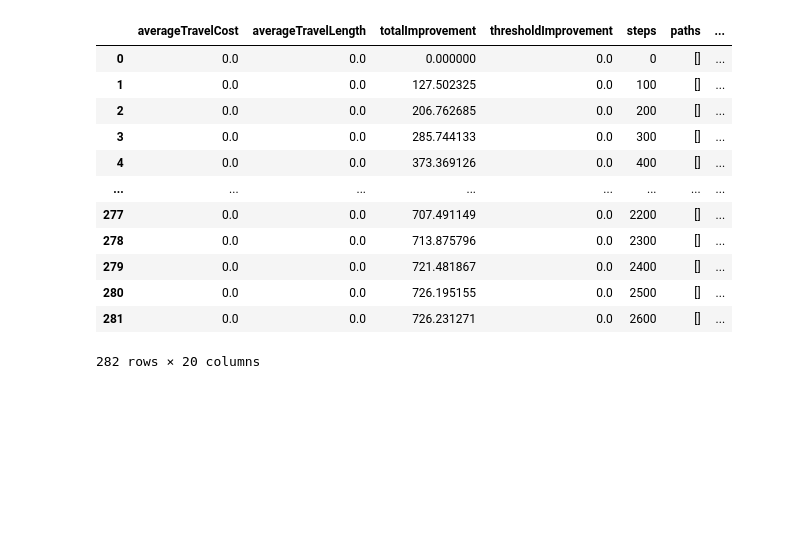
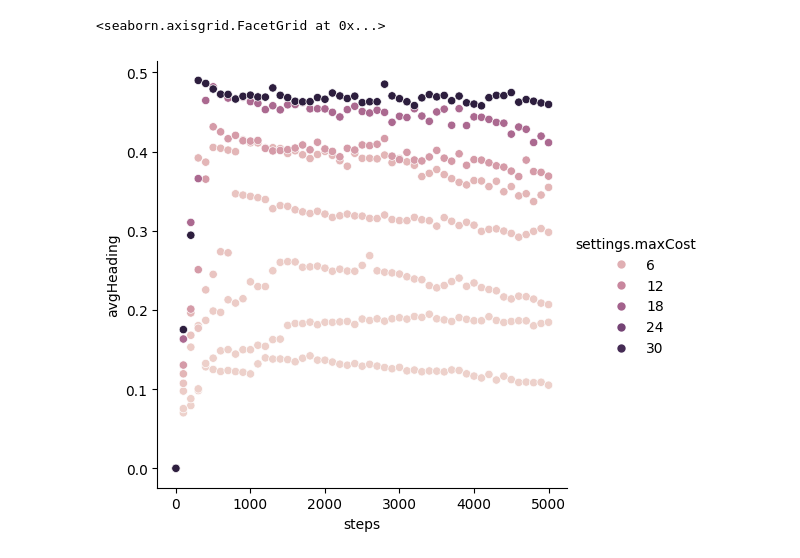
Before and after one commit to brendanwallace/animalpaths, a Jupyter notebook: julia/Paths/notebooks/debug_27.ipynb, the cells around one changed output. Drawn from its saved outputs; the diff is of its cells as text; code cells hidden in the pictures; blank space fills up the shorter version.

```diff
--- a/julia/Paths/notebooks/debug_27.ipynb
+++ b/julia/Paths/notebooks/debug_27.ipynb
@@ -14,16 +37,5 @@ df = util.load_data(FOLDER + "costs_9_debug_2|2025-05-28/data.json")
 # %%
-df
+sns.relplot(data=df, y="avgHeading", x="steps", hue="settings.maxCost")
 # %% [output]
-|  | averageTravelCost | averageTravelLength | totalImprovement | thresholdImprovement | steps | paths | ... |
-| 0 | 0.0 | 0.0 | 0.000000 | 0.0 | 0 | [] | ... |
-| 1 | 0.0 | 0.0 | 127.502325 | 0.0 | 100 | [] | ... |
-| 2 | 0.0 | 0.0 | 206.762685 | 0.0 | 200 | [] | ... |
-| 3 | 0.0 | 0.0 | 285.744133 | 0.0 | 300 | [] | ... |
-| 4 | 0.0 | 0.0 | 373.369126 | 0.0 | 400 | [] | ... |
-| ... | ... | ... | ... | ... | ... | ... | ... |
-| 277 | 0.0 | 0.0 | 707.491149 | 0.0 | 2200 | [] | ... |
-| 278 | 0.0 | 0.0 | 713.875796 | 0.0 | 2300 | [] | ... |
-| 279 | 0.0 | 0.0 | 721.481867 | 0.0 | 2400 | [] | ... |
-| 280 | 0.0 | 0.0 | 726.195155 | 0.0 | 2500 | [] | ... |
-| 281 | 0.0 | 0.0 | 726.231271 | 0.0 | 2600 | [] | ... |
-282 rows × 20 columns
+<seaborn.axisgrid.FacetGrid at 0x...>
+[figure, added]
```
Also changed, not shown: parts of 5 cells of this notebook, 2 other files.
